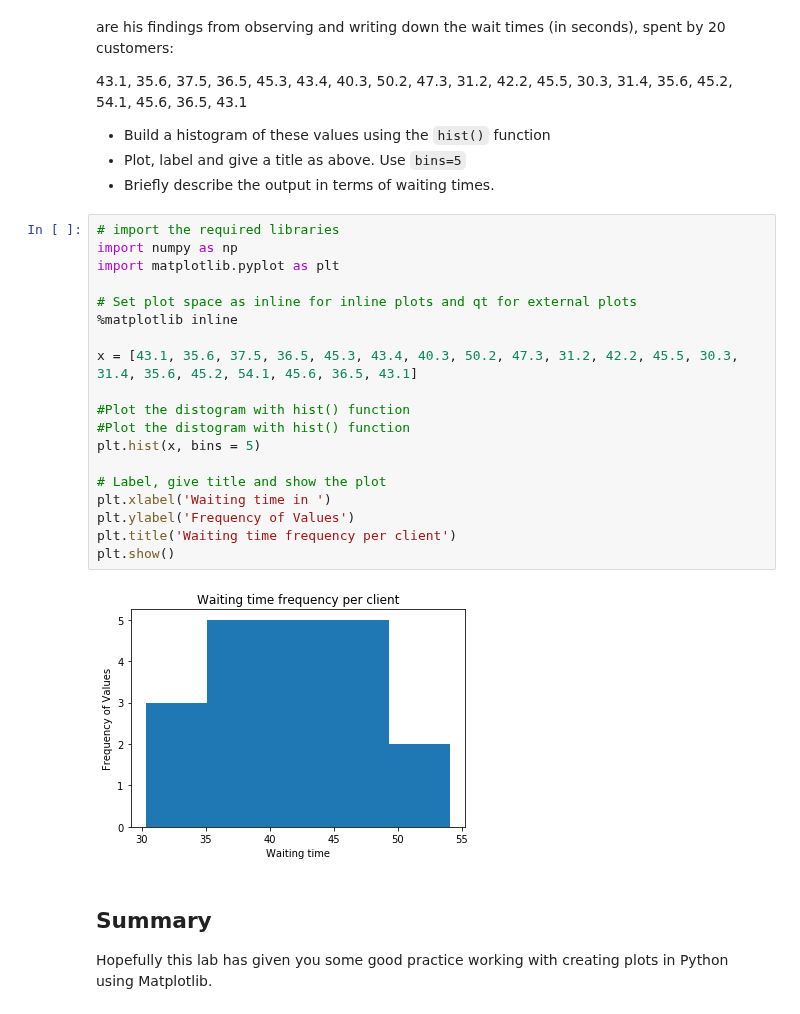
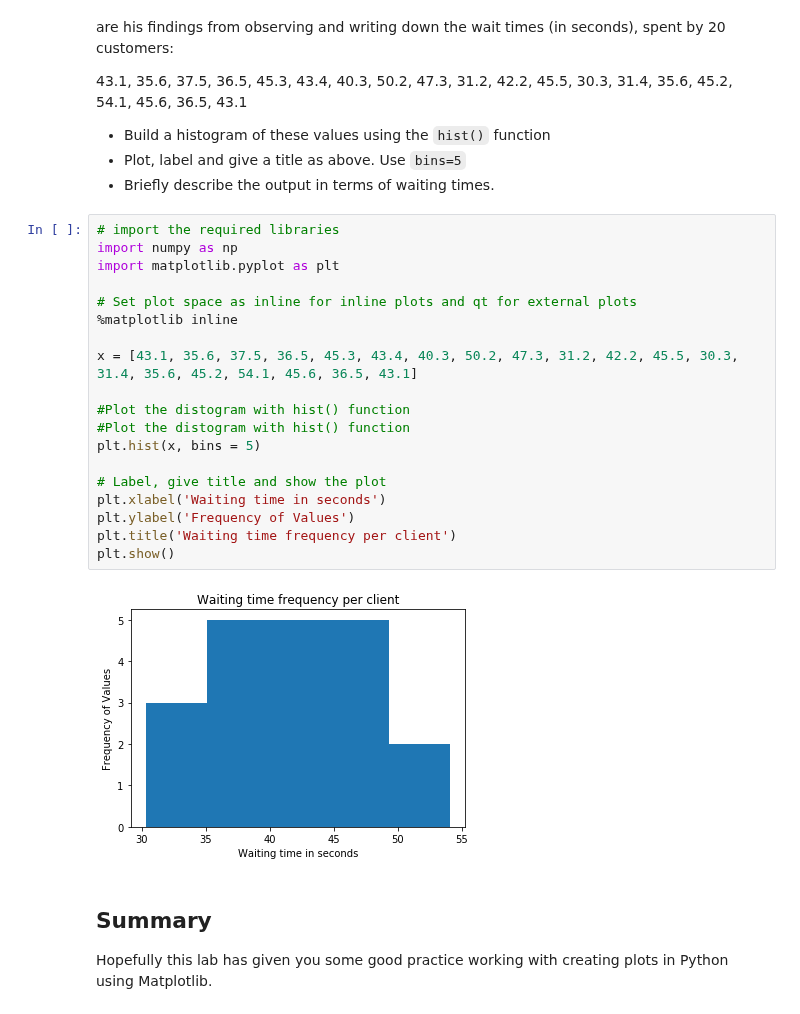
Before and after one commit to fleralle/dsc-data-viz-lab-houston-ds-042219, a Jupyter notebook: index.ipynb, the cells around one changed output. Saved outputs shown, nothing was run; the diff lists cells and outputs as text.

```diff
--- a/index.ipynb
+++ b/index.ipynb
@@ -110,24 +110,24 @@ Joe is the branch manager at a bank. Recently, Joe been receiving customer feedb
 # %%
 # import the required libraries
 import numpy as np
 import matplotlib.pyplot as plt
 
 # Set plot space as inline for inline plots and qt for external plots
 %matplotlib inline
 
 x = [43.1, 35.6, 37.5, 36.5, 45.3, 43.4, 40.3, 50.2, 47.3, 31.2, 42.2, 45.5, 30.3, 31.4, 35.6, 45.2, 54.1, 45.6, 36.5, 43.1]
 
 #Plot the distogram with hist() function
 #Plot the distogram with hist() function
 plt.hist(x, bins = 5)
 
 # Label, give title and show the plot
-plt.xlabel('Waiting time in ')
+plt.xlabel('Waiting time in seconds')
 plt.ylabel('Frequency of Values')
 plt.title('Waiting time frequency per client')
 plt.show()
 # %% [output]
-[figure, old version]
+[figure, new version]
 # %% [markdown]
 ## Summary
 
```
